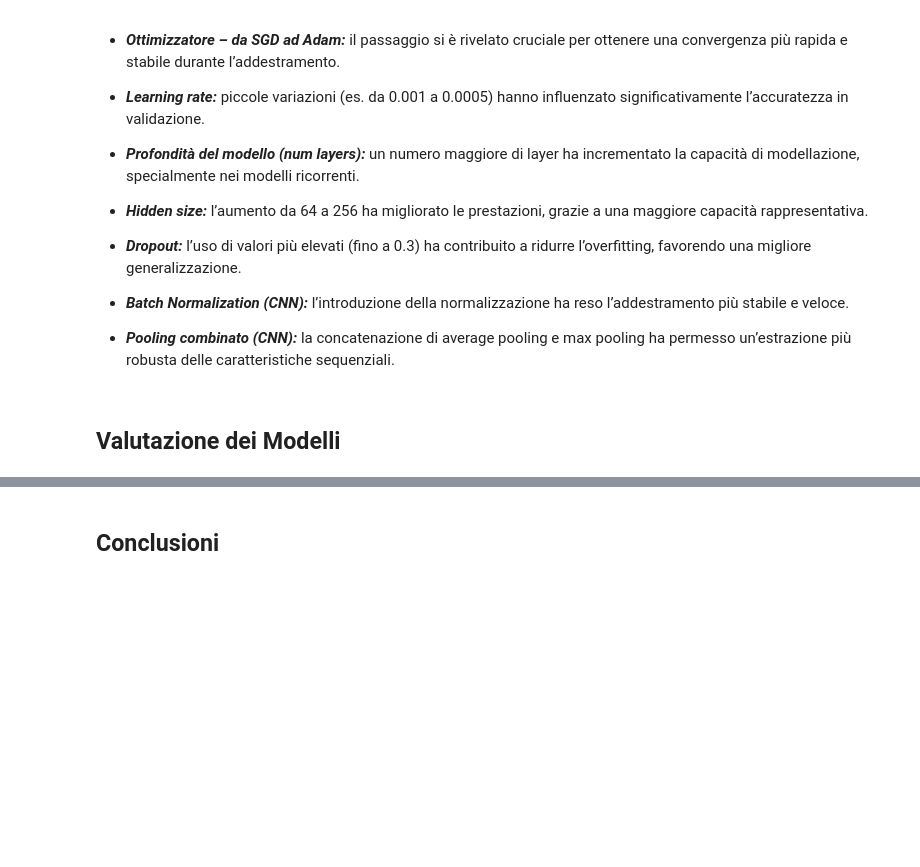
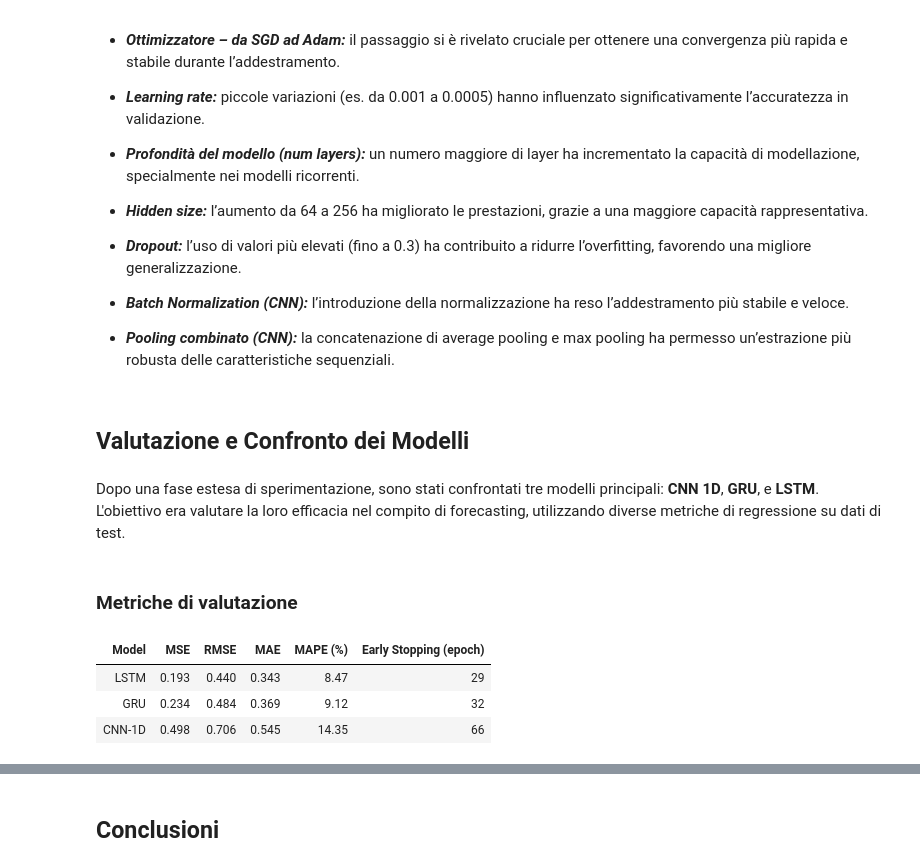
Before and after one commit to SkybunNataliia/Progetto-AI, a Jupyter notebook: report.ipynb, the cells around one changed output, grey strips where cells are left out. Drawn from its saved outputs; the diff is of its cells as text; code cells hidden in the pictures; blank space fills up the shorter version.

```diff
--- a/report.ipynb
+++ b/report.ipynb
@@ -314,4 +316,37 @@ Tutti i dettagli (log, metriche, configurazioni) sono documentati nella cartella
 
 - _**Pooling combinato (CNN):**_ la concatenazione di average pooling e max pooling ha permesso un’estrazione più robusta delle caratteristiche sequenziali.
 # %% [markdown]
-## Valutazione dei Modelli
+## Valutazione e Confronto dei Modelli
+# %% [markdown]
+Dopo una fase estesa di sperimentazione, sono stati confrontati tre modelli principali: **CNN 1D**, **GRU**, e **LSTM**.
+L'obiettivo era valutare la loro efficacia nel compito di forecasting, utilizzando diverse metriche di regressione su dati di test.
+# %% [markdown]
+### Metriche di valutazione
+# %%
+data = {
+    "Model": ["LSTM", "GRU", "CNN-1D"],
+    "MSE": [0.193, 0.234, 0.498],
+    "RMSE": [0.440, 0.484, 0.706],
+    "MAE": [0.343, 0.369, 0.545],
+    "MAPE (%)": [8.47, 9.12, 14.35],
+    "Early Stopping (epoch)": [29, 32, 66]
+}
+
+df_metrics = pd.DataFrame(data)
+
+styled_df = df_metrics.style \
+    .format({ "MSE": "{:.3f}", "RMSE": "{:.3f}", "MAE": "{:.3f}", "MAPE (%)": "{:.2f}"
+    }) \
+    .set_table_styles([
+        {"selector": "th", "props": [("font-size", "110%"), ("min-width", "100px"), ("max-width", "120px"), ("text-align", "center")]},
+        {"selector": "td", "props": [("font-size", "105%"), ("min-width", "100px"), ("max-width", "120px"), ("text-align", "center")]}
+    ]) \
+    .hide(axis="index") \
+    .background_gradient(subset=["MSE", "RMSE", "MAE", "MAPE (%)"], cmap='Greens')
+
+styled_df
+# %% [output]
+| Model | MSE | RMSE | MAE | MAPE (%) | Early Stopping (epoch) |
+| LSTM | 0.193 | 0.440 | 0.343 | 8.47 | 29 |
+| GRU | 0.234 | 0.484 | 0.369 | 9.12 | 32 |
+| CNN-1D | 0.498 | 0.706 | 0.545 | 14.35 | 66 |
```
Also changed, not shown: parts of 3 cells of this notebook, 1 other file.
